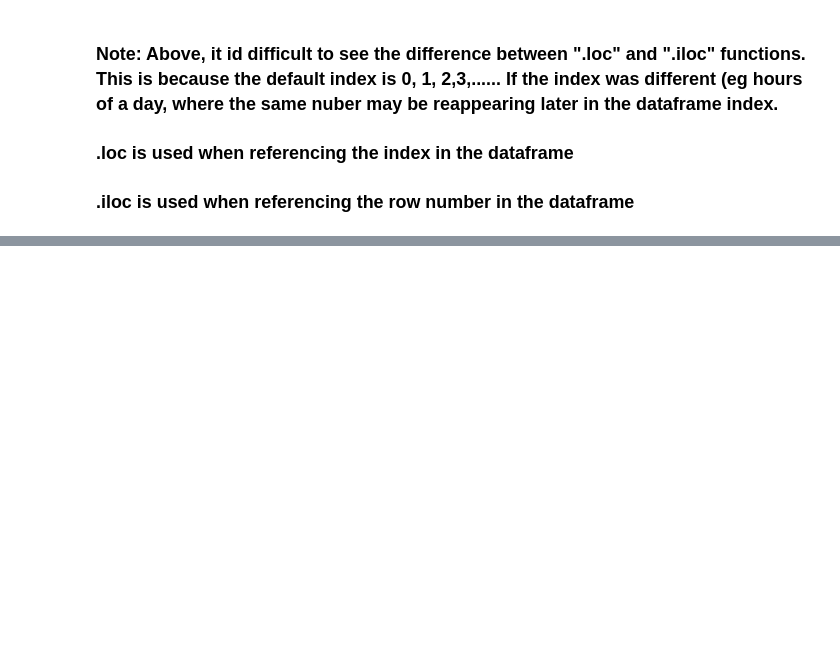
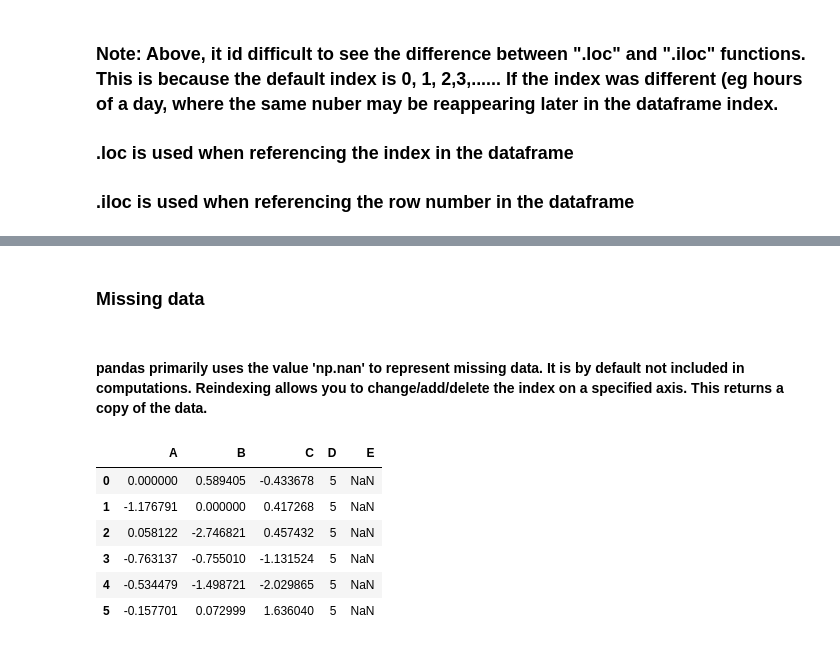
Before and after one commit to BarryClarke/10-minutes-to-Pandas, a Jupyter notebook: Pandas Tutorial.ipynb, the cells around one changed output, grey strips where cells are left out. Drawn from its saved outputs; the diff is of its cells as text; code cells hidden in the pictures; blank space fills up the shorter version.

```diff
--- a/Pandas Tutorial.ipynb
+++ b/Pandas Tutorial.ipynb
@@ -280,0 +292,3 @@ df2[df2['E'].isin(['two', 'four'])]
+# %%
+# You can set a value in a particular location of a database.
+df.at[0,'A'] = 0
@@ -280,0 +305,3 @@ df2[df2['E'].isin(['two', 'four'])]
+# %%
+# You can alos set a value using the "iat" command
+df.iat[1,1] = 0
@@ -280,0 +318,3 @@ df2[df2['E'].isin(['two', 'four'])]
+# %%
+# Finally, you can set an entire column to be a ceratin value
+df.loc[:, 'D'] = np.array([5] * len(df))
@@ -280,0 +331,17 @@ df2[df2['E'].isin(['two', 'four'])]
+# %% [markdown]
+### Missing data
+# %% [markdown]
+#### pandas primarily uses the value 'np.nan' to represent missing data. It is by default not included in computations. Reindexing allows you to change/add/delete the index on a specified axis. This returns a copy of the data.
+# %%
+# A new column can be inserted
+df1 = df.reindex([0,1,2,3,4,5], columns=list(df.columns) + ['E'])
+# %%
+df1
+# %% [output]
+|  | A | B | C | D | E |
+| 0 | 0.000000 | 0.589405 | -0.433678 | 5 | NaN |
+| 1 | -1.176791 | 0.000000 | 0.417268 | 5 | NaN |
+| 2 | 0.058122 | -2.746821 | 0.457432 | 5 | NaN |
+| 3 | -0.763137 | -0.755010 | -1.131524 | 5 | NaN |
+| 4 | -0.534479 | -1.498721 | -2.029865 | 5 | NaN |
+| 5 | -0.157701 | 0.072999 | 1.636040 | 5 | NaN |
```
Also changed, not shown: parts of 41 cells of this notebook.
